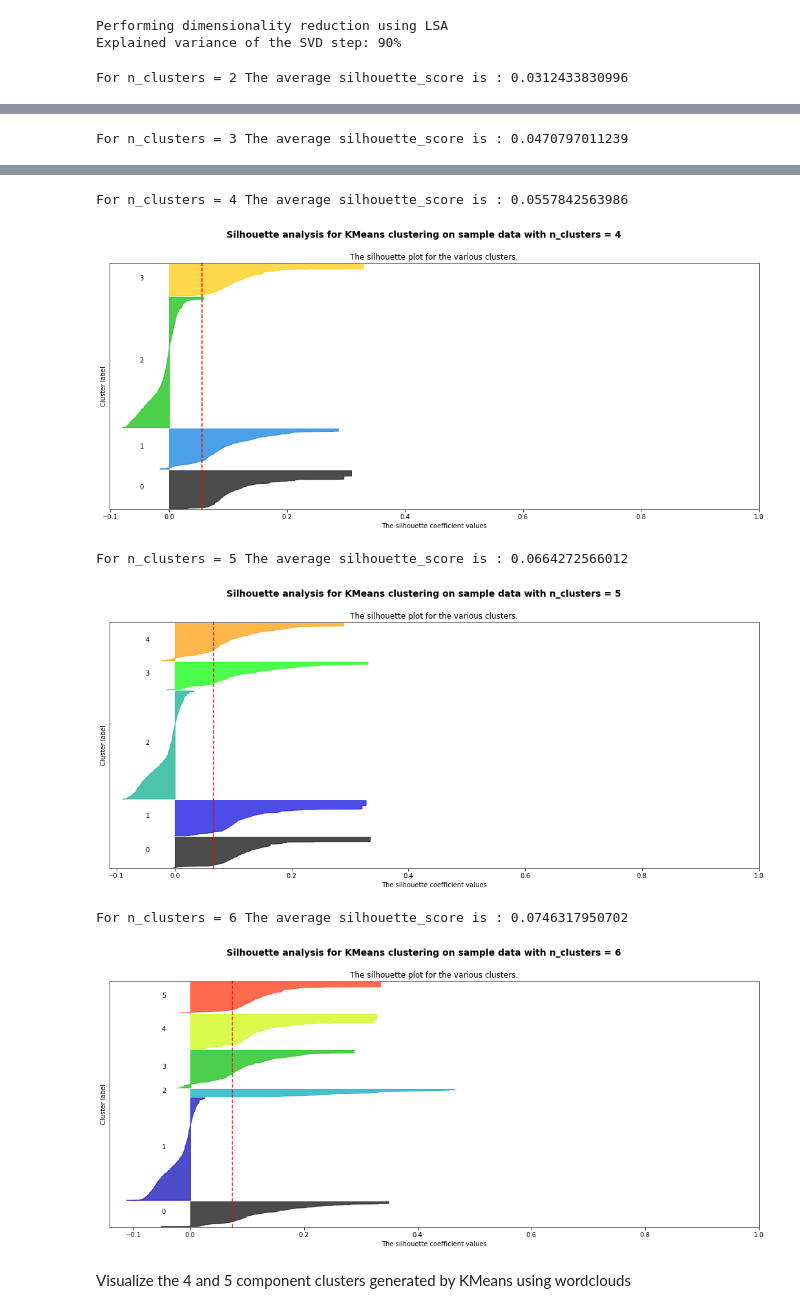
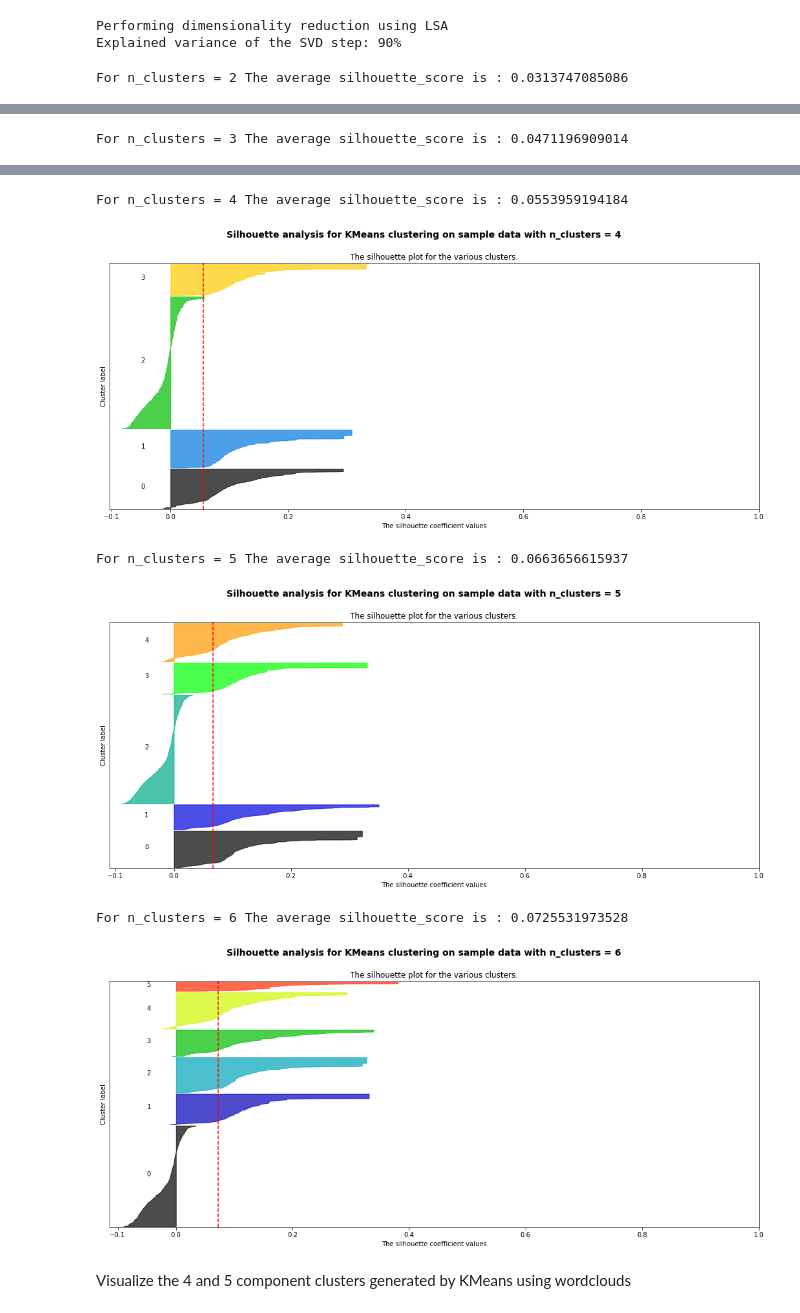
Before and after one commit to trnoriega/chemproject, a Jupyter notebook: descriptor_clustering.ipynb, the cells around one changed output, grey strips where cells are left out. Cells and saved outputs as stored; diff of their text form; code cells hidden in the pictures.

```diff
--- a/descriptor_clustering.ipynb
+++ b/descriptor_clustering.ipynb
@@ -13,9 +13,13 @@ BASE_DATA_PATH = path.join(path.expanduser('~'),
                            'data_dumps',
                            'chem_project')
 
-merged_chemicals_path = path.join(BASE_DATA_PATH, 'fema_jecfa_merge', 'merged_chemicals.pkl')
-with open(merged_chemicals_path, 'rb') as f:
-    merged_chemicals = pickle.load(f)
+paired_chemicals_path = path.join(BASE_DATA_PATH,
+                                  'rdkit_chemical_matching',
+                                  'trimmed_rdkit_chemicals.pkl')
+with open(paired_chemicals_path, 'rb') as f:
+    paired_chemicals = pickle.load(f)
+
+DATA_PATH = path.join(BASE_DATA_PATH, 'descriptor_clustering')
 # %% [markdown]
 Add unique id numbers to the chemicals in merged list so that I can relate their classification back to their chemical
 # %%
@@ -31,7 +35,7 @@ def add_id(dicto_list):
         dicto['id'] = i
     return new_list
 # %%
-id_chemicals = add_id(merged_chemicals)
+id_chemicals = add_id(paired_chemicals)
 print(id_chemicals[0]['id'])
 # %% [output]
 0
@@ -99,7 +103,7 @@ import matplotlib.pyplot as plt
 import matplotlib.cm as cm
 import numpy as np
 
-def create_silhouettes(X, range_n_clusters):
+def make_silhouettes(X, range_n_clusters, random_state):
 
     for n_clusters in range_n_clusters:
         # Create a subplot with 1 row and 2 columns
@@ -111,7 +115,7 @@ def create_silhouettes(X, range_n_clusters):
         ax1.set_ylim([0, X.shape[0] + (n_clusters + 1) * 10])
 
         # Clustering happens here
-        clusterer = KMeans(n_clusters=n_clusters, random_state=10)
+        clusterer = KMeans(n_clusters=n_clusters, random_state=random_state)
         cluster_labels = clusterer.fit_predict(X)
 
 
@@ -161,8 +165,8 @@ def create_silhouettes(X, range_n_clusters):
 
         plt.show()
 # %%
-create_silhouettes(X, [2, 3, 4, 5, 6])
+make_silhouettes(X, [2, 3, 4, 5, 6], 10)
 # %% [output]
-For n_clusters = 2 The average silhouette_score is : 0.0312433830996
+For n_clusters = 2 The average silhouette_score is : 0.0313747085086
 [figure]
-For n_clusters = 3 The average silhouette_score is : 0.0470797011239
+For n_clusters = 3 The average silhouette_score is : 0.0471196909014
@@ -170,9 +174,9 @@ For n_clusters = 3 The average silhouette_score is : 0.0470797011239
-For n_clusters = 4 The average silhouette_score is : 0.0557842563986
+For n_clusters = 4 The average silhouette_score is : 0.0553959194184
-[figure, old version]
+[figure, new version]
-For n_clusters = 5 The average silhouette_score is : 0.0664272566012
+For n_clusters = 5 The average silhouette_score is : 0.0663656615937
-[figure, old version]
+[figure, new version]
-For n_clusters = 6 The average silhouette_score is : 0.0746317950702
+For n_clusters = 6 The average silhouette_score is : 0.0725531973528
-[figure, old version]
+[figure, new version]
 # %% [markdown]
 Visualize the 4 and 5 component clusters generated by KMeans using wordclouds
 # %%
```
Also changed, not shown: parts of 20 cells of this notebook.
